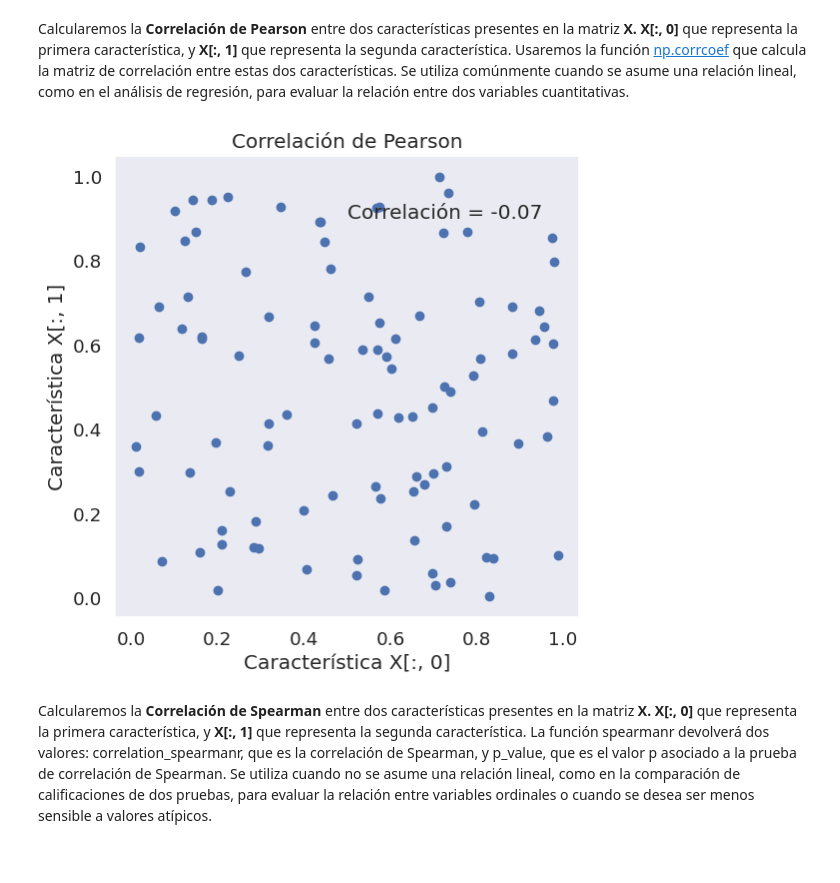
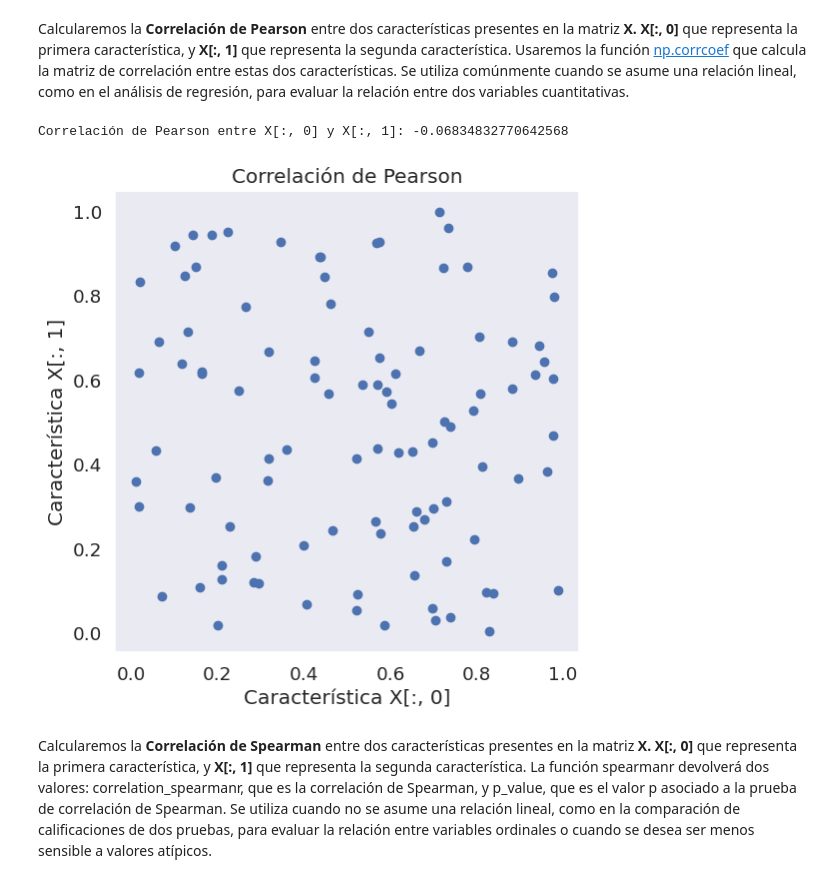
Before and after one commit to jveraduran/duoc-machine-learning, a Jupyter notebook: Unidad_2.ipynb, the cells around one changed output. Cells and saved outputs as stored; diff of their text form; code cells hidden in the pictures.

```diff
--- a/Unidad_2.ipynb
+++ b/Unidad_2.ipynb
@@ -122,25 +125,26 @@ Calcularemos la **Correlación de Pearson** entre dos características presentes
 # %%
 # Calcula la correlación de Pearson entre las dos características
 correlation = np.corrcoef(X[:, 0], X[:, 1])[0, 1]
 
-# print("Correlación de Pearson entre X[:, 0] y X[:, 1]:", correlation)
+print("Correlación de Pearson entre X[:, 0] y X[:, 1]:", correlation)
 # Anota el valor de correlación y el valor p en el gráfico
 # plt.annotate(f'Correlación_X = {correlation:.2f}', xy=(0.5, 0.9))
 
 # Grafica un scatter plot de las dos características
 plt.figure(figsize=(6, 6))
 plt.scatter(X[:, 0], X[:, 1], label=f'Correlación = {correlation:.2f}')
 plt.xlabel('Característica X[:, 0]')
 plt.ylabel('Característica X[:, 1]')
 plt.title('Correlación de Pearson')
 
 # Anota el valor de correlación y el valor p en el gráfico
-plt.annotate(f'Correlación = {correlation:.2f}', xy=(0.5, 0.9))
+# plt.annotate(f'Correlación = {correlation:.2f}', xy=(0.5, 0.9))
 
 plt.grid()
 plt.show()
 # %% [output]
+Correlación de Pearson entre X[:, 0] y X[:, 1]: -0.06834832770642568
-[figure, old version]
+[figure, new version]
 # %% [markdown]
 Calcularemos la **Correlación de Spearman** entre dos características presentes en la matriz **X. X[:, 0]** que representa la primera característica, y **X[:, 1]** que representa la segunda característica. La función spearmanr devolverá dos valores: correlation_spearmanr, que es la correlación de Spearman, y p_value, que es el valor p asociado a la prueba de correlación de Spearman. Se utiliza cuando no se asume una relación lineal, como en la comparación de calificaciones de dos pruebas, para evaluar la relación entre variables ordinales o cuando se desea ser menos sensible a valores atípicos.
 # %%
```
Also changed, not shown: parts of 11 cells of this notebook, 1 other file.
